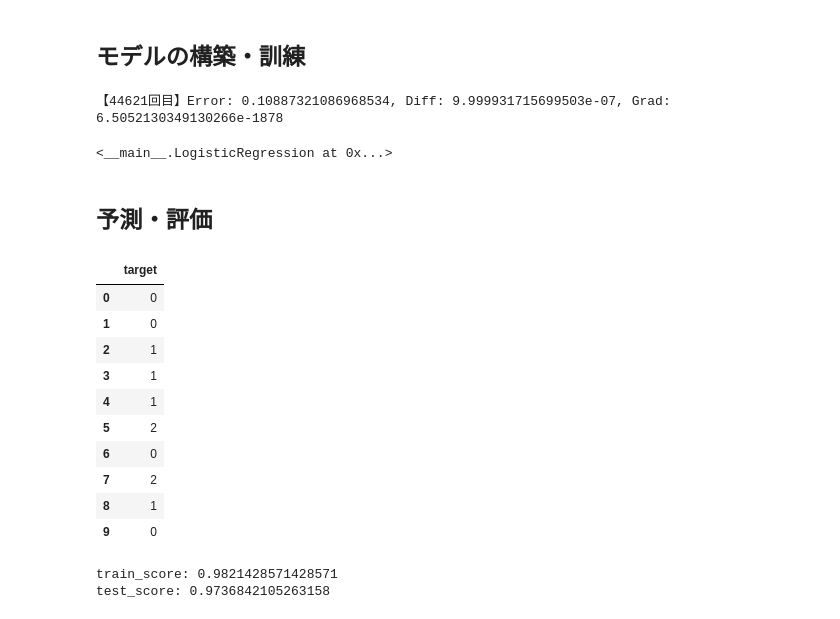
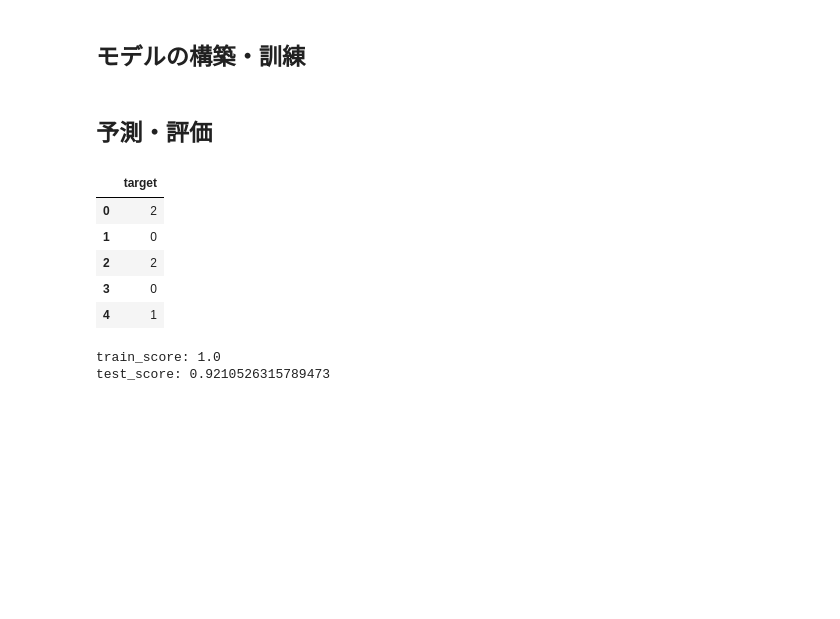
Before and after one commit to esakik/machine-learning-essentials, a Jupyter notebook: notebooks/algorithms/scratch/supervised/knn_multi_classification.ipynb, the cells around one changed output. Drawn from its saved outputs; the diff is of its cells as text; code cells hidden in the pictures; blank space fills up the shorter version.

```diff
--- a/src/algorithm/supervised/logistic_regression_multi_classification.ipynb
+++ b/notebooks/algorithms/scratch/supervised/knn_multi_classification.ipynb
@@ -186,6 +59,0 @@ class LogisticRegression(object):
-# %%
-lr = LogisticRegression()
-lr.fit(X_train_std, y_train_encoded)
-# %% [output]
-【44621回目】Error: 0.10887321086968534, Diff: 9.999931715699503e-07, Grad: 6.5052130349130266e-1878
-<__main__.LogisticRegression at 0x...>
@@ -192,24 +106,22 @@ lr.fit(X_train_std, y_train_encoded)
+# %%
+knn = KNeighborsClassifier()
+knn.fit(X_train, y_train)
 # %% [markdown]
 ## 予測・評価
 # %%
-predict = pd.DataFrame(lr.predict(X_train_std), columns=['target'])
-predict.head(10)
+predict = pd.DataFrame(knn.predict(X_train), columns=['target'])
+predict.head()
 # %% [output]
 |  | target |
-| 0 | 0 |
+| 0 | 2 |
 | 1 | 0 |
-| 2 | 1 |
-| 3 | 1 |
+| 2 | 2 |
+| 3 | 0 |
 | 4 | 1 |
-| 5 | 2 |
-| 6 | 0 |
-| 7 | 2 |
-| 8 | 1 |
-| 9 | 0 |
 # %%
 train_score = score(predict, y_train)
-test_score = score(pd.DataFrame(lr.predict(X_test_std), columns=['target']), y_test)
+test_score = score(pd.DataFrame(knn.predict(X_test), columns=['target']), y_test)
 cprint('train_score: {}\ntest_score: {}'.format(train_score, test_score), 'red', attrs=['bold'])
 # %% [output]
-train_score: 0.9821428571428571
-test_score: 0.9736842105263158
+train_score: 1.0
+test_score: 0.9210526315789473
```
Also changed, not shown: parts of 6 cells of this notebook, 27 other files.
